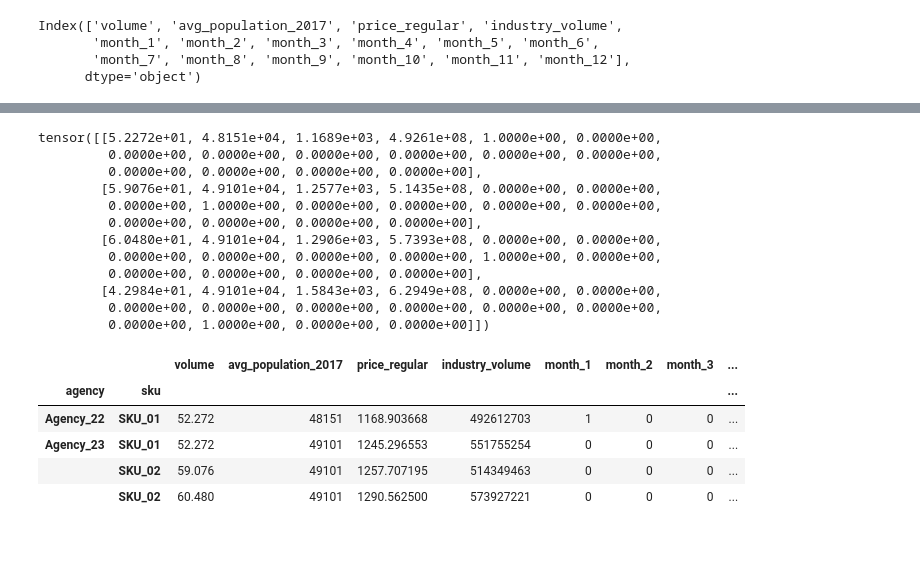
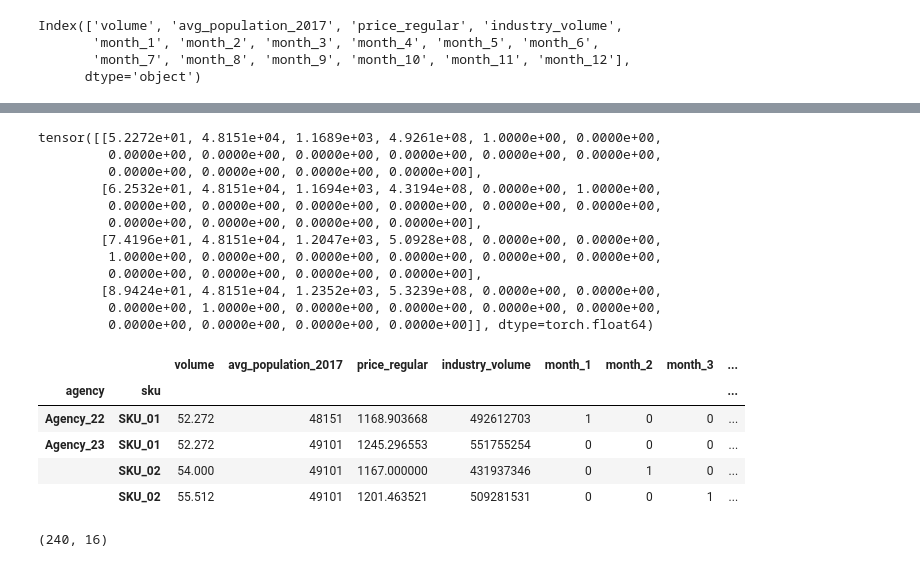
Before and after one commit to GoldbergData/pytorch-forecasting, a Jupyter notebook: examples/sadMQCNN.ipynb, the cells around one changed output, grey strips where cells are left out. Cells and saved outputs as stored; diff of their text form; code cells hidden in the pictures.

```diff
--- a/examples/sadMQCNN.ipynb
+++ b/examples/sadMQCNN.ipynb
@@ -406,6 +406,8 @@ class SpanN(nn.Module):
         return x
 # %%
 data = get_stallion_data()
+# %%
+data = data.sort_values(by = ['agency', 'sku', 'date'])
 # %%
 agencies = ['Agency_22', 'Agency_23']
 skus = ['SKU_01', 'SKU_02']
@@ -611,24 +620,24 @@ tf = torch.tensor(np.array(subset_dummies_example_df.values.astype('float32')).r
 # %%
-tf[:, 0, :]
+tf[0, :4, :]
 # %% [output]
 tensor([[5.2272e+01, 4.8151e+04, 1.1689e+03, 4.9261e+08, 1.0000e+00, 0.0000e+00,
          0.0000e+00, 0.0000e+00, 0.0000e+00, 0.0000e+00, 0.0000e+00, 0.0000e+00,
          0.0000e+00, 0.0000e+00, 0.0000e+00, 0.0000e+00],
-        [5.9076e+01, 4.9101e+04, 1.2577e+03, 5.1435e+08, 0.0000e+00, 0.0000e+00,
+        [6.2532e+01, 4.8151e+04, 1.1694e+03, 4.3194e+08, 0.0000e+00, 1.0000e+00,
+         0.0000e+00, 0.0000e+00, 0.0000e+00, 0.0000e+00, 0.0000e+00, 0.0000e+00,
+         0.0000e+00, 0.0000e+00, 0.0000e+00, 0.0000e+00],
+        [7.4196e+01, 4.8151e+04, 1.2047e+03, 5.0928e+08, 0.0000e+00, 0.0000e+00,
+         1.0000e+00, 0.0000e+00, 0.0000e+00, 0.0000e+00, 0.0000e+00, 0.0000e+00,
+         0.0000e+00, 0.0000e+00, 0.0000e+00, 0.0000e+00],
+        [8.9424e+01, 4.8151e+04, 1.2352e+03, 5.3239e+08, 0.0000e+00, 0.0000e+00,
          0.0000e+00, 1.0000e+00, 0.0000e+00, 0.0000e+00, 0.0000e+00, 0.0000e+00,
-         0.0000e+00, 0.0000e+00, 0.0000e+00, 0.0000e+00],
-        [6.0480e+01, 4.9101e+04, 1.2906e+03, 5.7393e+08, 0.0000e+00, 0.0000e+00,
-         0.0000e+00, 0.0000e+00, 0.0000e+00, 0.0000e+00, 1.0000e+00, 0.0000e+00,
-         0.0000e+00, 0.0000e+00, 0.0000e+00, 0.0000e+00],
-        [4.2984e+01, 4.9101e+04, 1.5843e+03, 6.2949e+08, 0.0000e+00, 0.0000e+00,
-         0.0000e+00, 0.0000e+00, 0.0000e+00, 0.0000e+00, 0.0000e+00, 0.0000e+00,
-         0.0000e+00, 1.0000e+00, 0.0000e+00, 0.0000e+00]])
+         0.0000e+00, 0.0000e+00, 0.0000e+00, 0.0000e+00]], dtype=torch.float64)
 # %%
-subset_dummies_example_df.query('volume == [52.272, 59.076, 60.480, 49.284]')
+subset_dummies_example_df.query('volume == [52.272, 54.000, 55.512, 89.424]')
 # %% [output]
 |  |  | volume | avg_population_2017 | price_regular | industry_volume | month_1 | month_2 | month_3 | ... |
 | agency | sku |  |  |  |  |  |  |  | ... |
 | Agency_22 | SKU_01 | 52.272 | 48151 | 1168.903668 | 492612703 | 1 | 0 | 0 | ... |
 | Agency_23 | SKU_01 | 52.272 | 49101 | 1245.296553 | 551755254 | 0 | 0 | 0 | ... |
-|  | SKU_02 | 59.076 | 49101 | 1257.707195 | 514349463 | 0 | 0 | 0 | ... |
-|  | SKU_02 | 60.480 | 49101 | 1290.562500 | 573927221 | 0 | 0 | 0 | ... |
+|  | SKU_02 | 54.000 | 49101 | 1167.000000 | 431937346 | 0 | 1 | 0 | ... |
+|  | SKU_02 | 55.512 | 49101 | 1201.463521 | 509281531 | 0 | 0 | 1 | ... |
@@ -634,0 +646,4 @@ subset_dummies_example_df.query('volume == [52.272, 59.076, 60.480, 49.284]')
+# %%
+subset_dummies_example_df.to_numpy().shape
+# %% [output]
+(240, 16)
```
Also changed, not shown: parts of 27 cells of this notebook.
